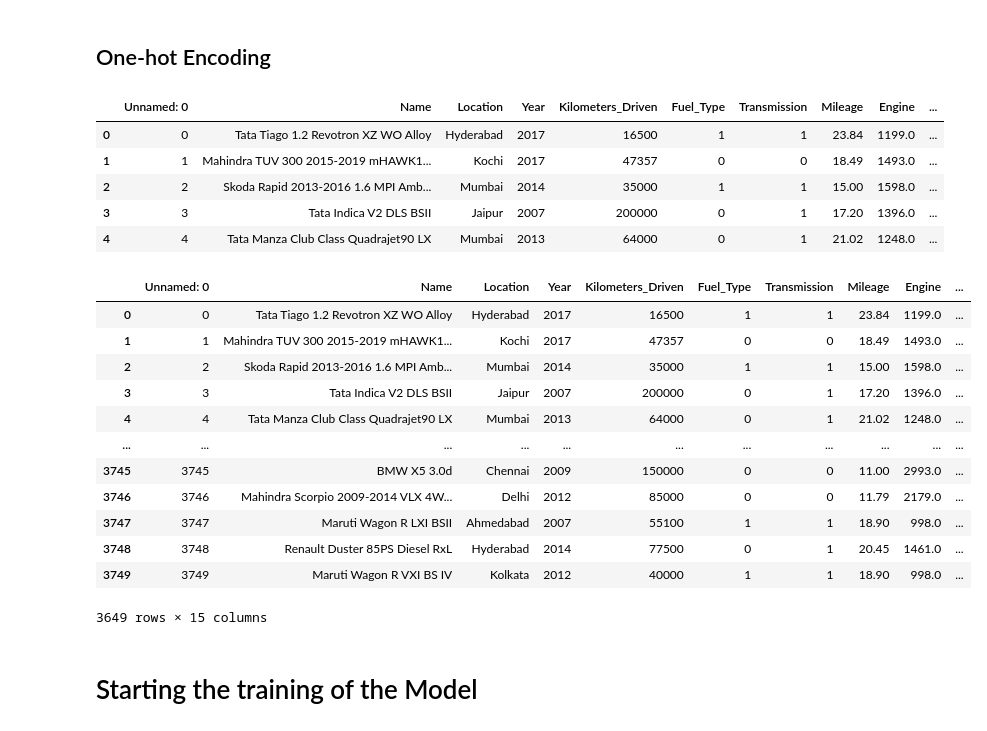
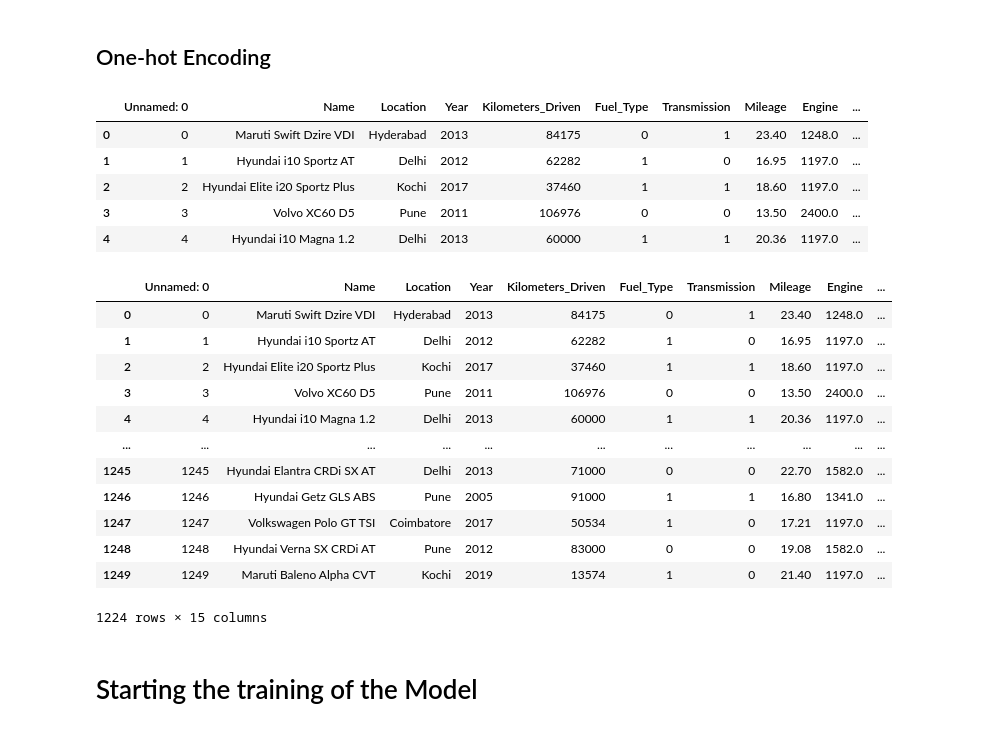
Before and after one commit to MANAS-AI-Taskphase-24-25/Nandini_Sah, a Jupyter notebook: linearregression.ipynb, the cells around one changed output. Drawn from its saved outputs; the diff is of its cells as text; code cells hidden in the pictures.

Commit message:
Test.csv

```diff
--- a/linearregression.ipynb
+++ b/linearregression.ipynb
@@ -57,6 +92,8 @@ This code applies the extract fn on the data columns and removes any rows with m
 # %%
 for i in ['Mileage', 'Engine', 'Power']:
     train_data[i] = train_data[i].apply(extract)
+    test_data[i] = test_data[i].apply(extract)
+test_data = test_data.dropna()
 train_data = train_data.dropna()
 # %%
 train_data['Owner_Type'].value_counts()
@@ -81,4 +134,6 @@ It means that the 1 electric fuel type had some missing cells so that training e
 # %%
 train_data['Fuel_Type'] = train_data['Fuel_Type'].replace({'Petrol': 1, 'Diesel': 0})
 train_data.head()
+test_data['Fuel_Type'] = test_data['Fuel_Type'].replace({'Petrol': 1, 'Diesel': 0})
+test_data.head()
 # %% [output]
@@ -93,4 +158,6 @@ This code stores the specific data columns as inputs and Price as output
 # %%
 train_data['Transmission'] = train_data['Transmission'].replace({'Manual': 1, 'Automatic': 0})
 train_data.head()
+test_data['Transmission'] = test_data['Transmission'].replace({'Manual': 1, 'Automatic': 0})
+test_data.head()
 # %% [output]
@@ -105,30 +182,34 @@ train_data.head()
 # %%
 train_data = pd.get_dummies(train_data, columns=['Owner_Type'], drop_first=True)
 train_data.head()
+test_data = pd.get_dummies(test_data, columns=['Owner_Type'], drop_first=True)
+test_data.head()
 # %% [output]
 |  | Unnamed: 0 | Name | Location | Year | Kilometers_Driven | Fuel_Type | Transmission | Mileage | Engine | ... |
-| 0 | 0 | Tata Tiago 1.2 Revotron XZ WO Alloy | Hyderabad | 2017 | 16500 | 1 | 1 | 23.84 | 1199.0 | ... |
-| 1 | 1 | Mahindra TUV 300 2015-2019 mHAWK1... | Kochi | 2017 | 47357 | 0 | 0 | 18.49 | 1493.0 | ... |
-| 2 | 2 | Skoda Rapid 2013-2016 1.6 MPI Amb... | Mumbai | 2014 | 35000 | 1 | 1 | 15.00 | 1598.0 | ... |
-| 3 | 3 | Tata Indica V2 DLS BSII | Jaipur | 2007 | 200000 | 0 | 1 | 17.20 | 1396.0 | ... |
-| 4 | 4 | Tata Manza Club Class Quadrajet90 LX | Mumbai | 2013 | 64000 | 0 | 1 | 21.02 | 1248.0 | ... |
+| 0 | 0 | Maruti Swift Dzire VDI | Hyderabad | 2013 | 84175 | 0 | 1 | 23.40 | 1248.0 | ... |
+| 1 | 1 | Hyundai i10 Sportz AT | Delhi | 2012 | 62282 | 1 | 0 | 16.95 | 1197.0 | ... |
+| 2 | 2 | Hyundai Elite i20 Sportz Plus | Kochi | 2017 | 37460 | 1 | 1 | 18.60 | 1197.0 | ... |
+| 3 | 3 | Volvo XC60 D5 | Pune | 2011 | 106976 | 0 | 0 | 13.50 | 2400.0 | ... |
+| 4 | 4 | Hyundai i10 Magna 1.2 | Delhi | 2013 | 60000 | 1 | 1 | 20.36 | 1197.0 | ... |
 # %%
 train_data[['Owner_Type_Fourth & Above', 'Owner_Type_Second', 'Owner_Type_Third']] = train_data[['Owner_Type_Fourth & Above', 'Owner_Type_Second', 'Owner_Type_Third']].astype(int)
 train_data
+test_data[['Owner_Type_Fourth & Above', 'Owner_Type_Second', 'Owner_Type_Third']] = test_data[['Owner_Type_Fourth & Above', 'Owner_Type_Second', 'Owner_Type_Third']].astype(int)
+test_data
 # %% [output]
 |  | Unnamed: 0 | Name | Location | Year | Kilometers_Driven | Fuel_Type | Transmission | Mileage | Engine | ... |
-| 0 | 0 | Tata Tiago 1.2 Revotron XZ WO Alloy | Hyderabad | 2017 | 16500 | 1 | 1 | 23.84 | 1199.0 | ... |
-| 1 | 1 | Mahindra TUV 300 2015-2019 mHAWK1... | Kochi | 2017 | 47357 | 0 | 0 | 18.49 | 1493.0 | ... |
-| 2 | 2 | Skoda Rapid 2013-2016 1.6 MPI Amb... | Mumbai | 2014 | 35000 | 1 | 1 | 15.00 | 1598.0 | ... |
-| 3 | 3 | Tata Indica V2 DLS BSII | Jaipur | 2007 | 200000 | 0 | 1 | 17.20 | 1396.0 | ... |
-| 4 | 4 | Tata Manza Club Class Quadrajet90 LX | Mumbai | 2013 | 64000 | 0 | 1 | 21.02 | 1248.0 | ... |
+| 0 | 0 | Maruti Swift Dzire VDI | Hyderabad | 2013 | 84175 | 0 | 1 | 23.40 | 1248.0 | ... |
+| 1 | 1 | Hyundai i10 Sportz AT | Delhi | 2012 | 62282 | 1 | 0 | 16.95 | 1197.0 | ... |
+| 2 | 2 | Hyundai Elite i20 Sportz Plus | Kochi | 2017 | 37460 | 1 | 1 | 18.60 | 1197.0 | ... |
+| 3 | 3 | Volvo XC60 D5 | Pune | 2011 | 106976 | 0 | 0 | 13.50 | 2400.0 | ... |
+| 4 | 4 | Hyundai i10 Magna 1.2 | Delhi | 2013 | 60000 | 1 | 1 | 20.36 | 1197.0 | ... |
 | ... | ... | ... | ... | ... | ... | ... | ... | ... | ... | ... |
-| 3745 | 3745 | BMW X5 3.0d | Chennai | 2009 | 150000 | 0 | 0 | 11.00 | 2993.0 | ... |
-| 3746 | 3746 | Mahindra Scorpio 2009-2014 VLX 4W... | Delhi | 2012 | 85000 | 0 | 0 | 11.79 | 2179.0 | ... |
-| 3747 | 3747 | Maruti Wagon R LXI BSII | Ahmedabad | 2007 | 55100 | 1 | 1 | 18.90 | 998.0 | ... |
-| 3748 | 3748 | Renault Duster 85PS Diesel RxL | Hyderabad | 2014 | 77500 | 0 | 1 | 20.45 | 1461.0 | ... |
-| 3749 | 3749 | Maruti Wagon R VXI BS IV | Kolkata | 2012 | 40000 | 1 | 1 | 18.90 | 998.0 | ... |
+| 1245 | 1245 | Hyundai Elantra CRDi SX AT | Delhi | 2013 | 71000 | 0 | 0 | 22.70 | 1582.0 | ... |
+| 1246 | 1246 | Hyundai Getz GLS ABS | Pune | 2005 | 91000 | 1 | 1 | 16.80 | 1341.0 | ... |
+| 1247 | 1247 | Volkswagen Polo GT TSI | Coimbatore | 2017 | 50534 | 1 | 0 | 17.21 | 1197.0 | ... |
+| 1248 | 1248 | Hyundai Verna SX CRDi AT | Pune | 2012 | 83000 | 0 | 0 | 19.08 | 1582.0 | ... |
+| 1249 | 1249 | Maruti Baleno Alpha CVT | Kochi | 2019 | 13574 | 1 | 0 | 21.40 | 1197.0 | ... |
-3649 rows × 15 columns
+1224 rows × 15 columns
 # %% [markdown]
 # Starting the training of the Model
 # %%
```
Also changed, not shown: parts of 15 cells of this notebook.
